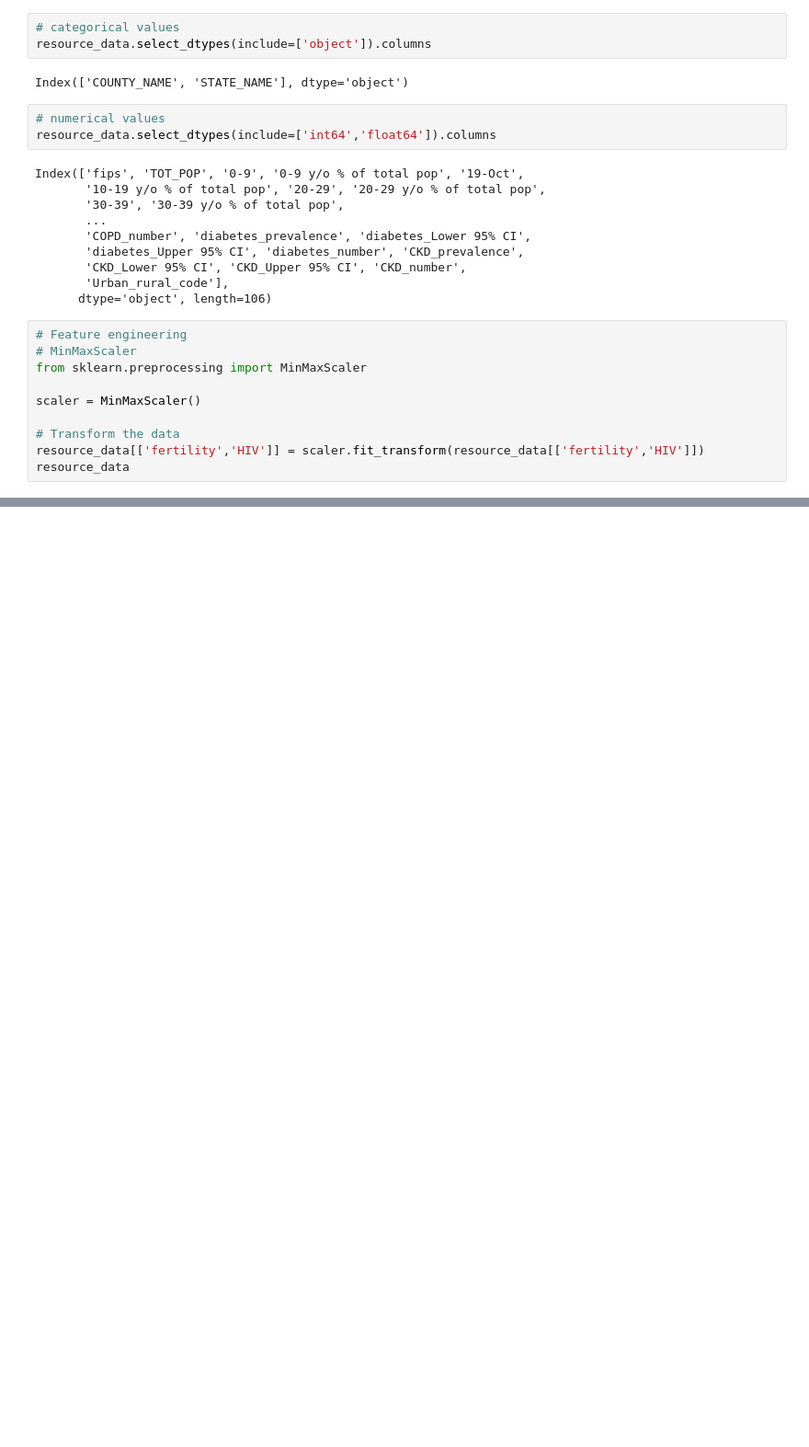
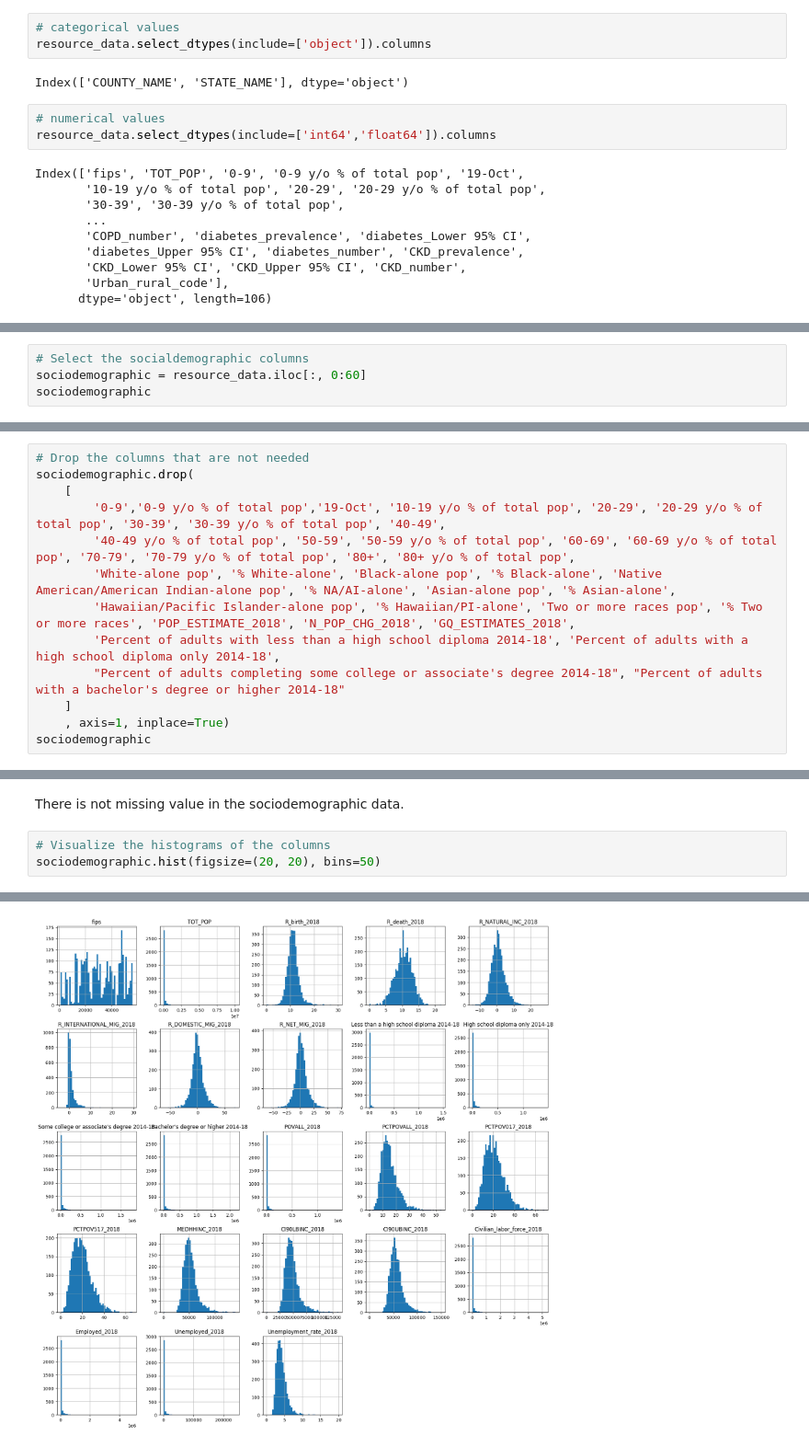
Before and after one commit to fevc08/regularized_linear_regression_project, a Jupyter notebook: src/explore.ipynb, the cells around one changed output, grey strips where cells are left out. Shown at 92% size. Cells and saved outputs as stored; diff of their text form; blank space fills up the shorter version.

Commit message:
first separation sociodemographic data

```diff
--- a/src/explore.ipynb
+++ b/src/explore.ipynb
@@ -112,13 +112,3 @@ Index(['fips', 'TOT_POP', '0-9', '0-9 y/o % of total pop', '19-Oct',
        'CKD_Lower 95% CI', 'CKD_Upper 95% CI', 'CKD_number',
        'Urban_rural_code'],
       dtype='object', length=106)
-# %%
-# Feature engineering
-# MinMaxScaler
-from sklearn.preprocessing import MinMaxScaler
-
-scaler = MinMaxScaler()
-
-# Transform the data
-resource_data[['fertility','HIV']] = scaler.fit_transform(resource_data[['fertility','HIV']])
-resource_data
@@ -126,0 +123,4 @@ KeyError: "None of [Index(['fertility', 'HIV'], dtype='object')] are in the [col
+# %%
+# Select the socialdemographic columns
+sociodemographic = resource_data.iloc[:, 0:60]
+sociodemographic
@@ -126,0 +161,13 @@ KeyError: "None of [Index(['fertility', 'HIV'], dtype='object')] are in the [col
+# %%
+# Drop the columns that are not needed
+sociodemographic.drop(
+    [
+        '0-9','0-9 y/o % of total pop','19-Oct', '10-19 y/o % of total pop', '20-29', '20-29 y/o % of total pop', '30-39', '30-39 y/o % of total pop', '40-49',
+        '40-49 y/o % of total pop', '50-59', '50-59 y/o % of total pop', '60-69', '60-69 y/o % of total pop', '70-79', '70-79 y/o % of total pop', '80+', '80+ y/o % of total pop',
+        'White-alone pop', '% White-alone', 'Black-alone pop', '% Black-alone', 'Native American/American Indian-alone pop', '% NA/AI-alone', 'Asian-alone pop', '% Asian-alone',
+        'Hawaiian/Pacific Islander-alone pop', '% Hawaiian/PI-alone', 'Two or more races pop', '% Two or more races', 'POP_ESTIMATE_2018', 'N_POP_CHG_2018', 'GQ_ESTIMATES_2018',
+        'Percent of adults with less than a high school diploma 2014-18', 'Percent of adults with a high school diploma only 2014-18',
+        "Percent of adults completing some college or associate's degree 2014-18", "Percent of adults with a bachelor's degree or higher 2014-18"
+    ]
+    , axis=1, inplace=True)
+sociodemographic
@@ -126,0 +230,6 @@ KeyError: "None of [Index(['fertility', 'HIV'], dtype='object')] are in the [col
+# %% [markdown]
+There is not missing value in the sociodemographic data.
+# %%
+# Visualize the histograms of the columns
+sociodemographic.hist(figsize=(20, 20), bins=50)
+# %% [output]
@@ -126,0 +253 @@ KeyError: "None of [Index(['fertility', 'HIV'], dtype='object')] are in the [col
+[figure, added]
```
Also changed, not shown: parts of 9 cells of this notebook.
